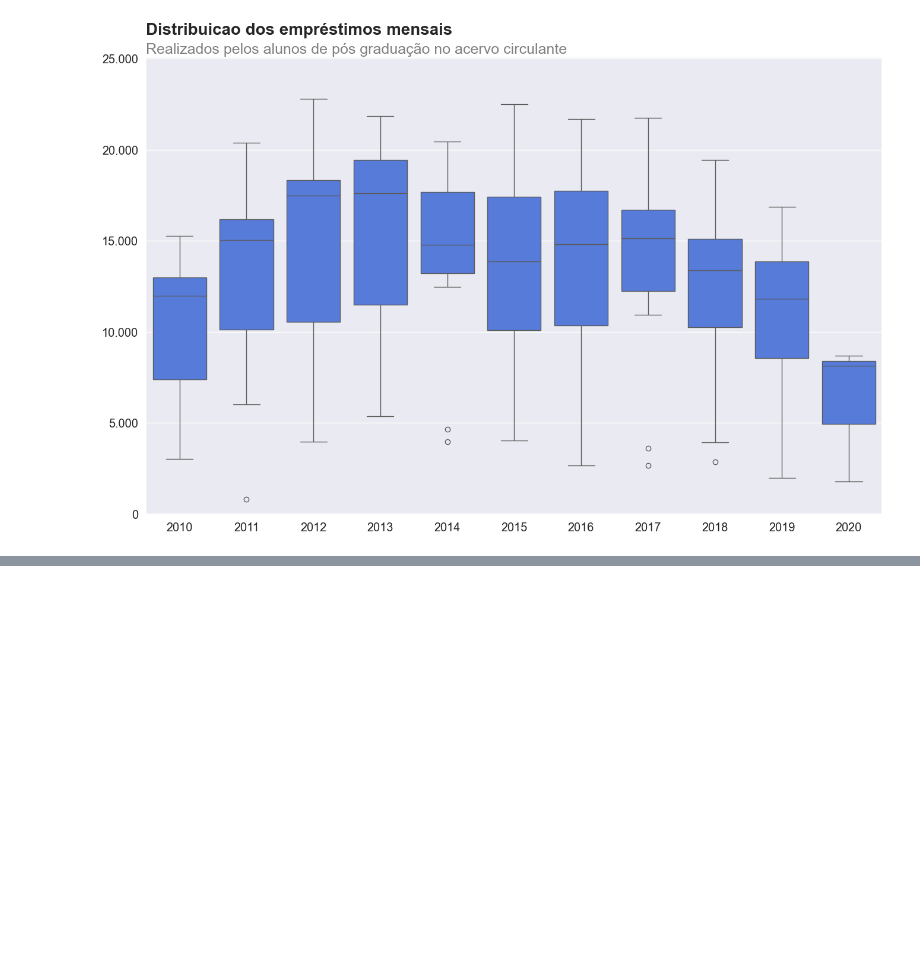
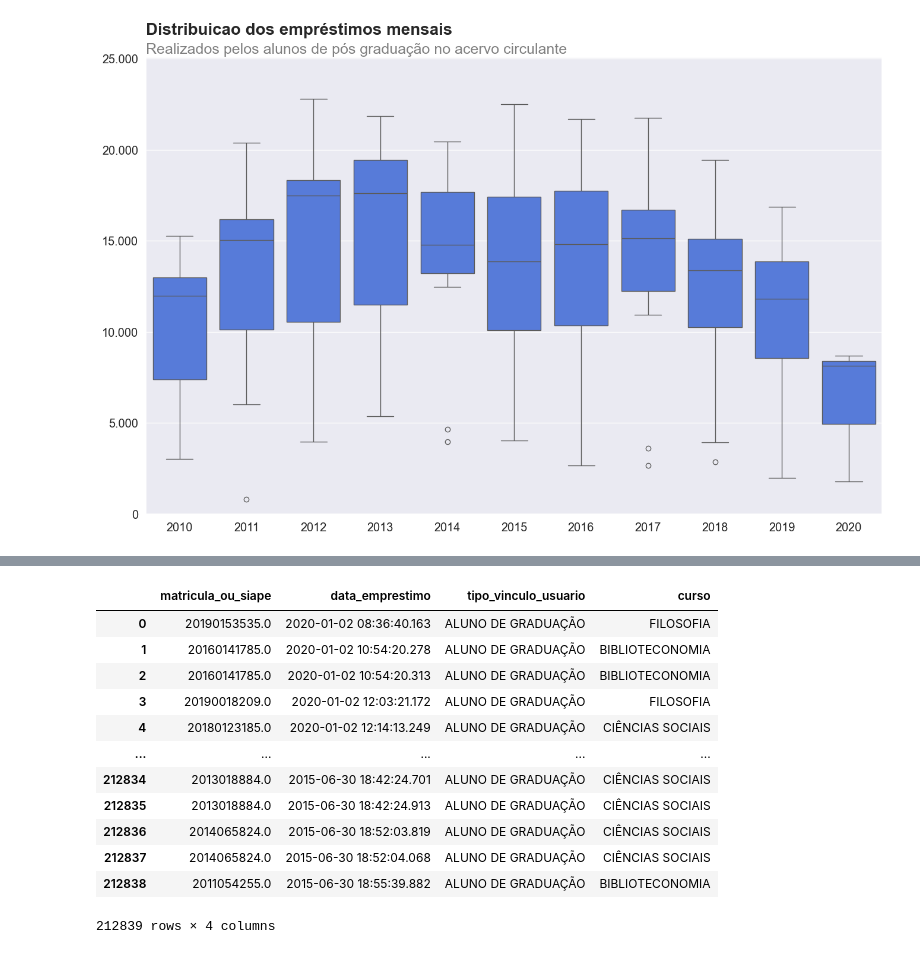
Before and after one commit to PietroDelCorona/Python_Pandas_Alura, a Jupyter notebook: codigos.ipynb, the cells around one changed output, grey strips where cells are left out. Drawn from its saved outputs; the diff is of its cells as text; code cells hidden in the pictures; blank space fills up the shorter version.

```diff
--- a/codigos.ipynb
+++ b/codigos.ipynb
@@ -915,0 +1096,7 @@ gera_box_plot(alunos_graduacao_acervo_circulante, 'ano', 'quantidade', 'Distribu
+# %%
+matricula_data_emprestimo = emprestimos_completos.query("tipo_vinculo_usuario == 'ALUNO DE GRADUAÇÃO'")
+matricula_data_emprestimo = matricula_data_emprestimo.loc[:,['matricula_ou_siape','data_emprestimo']]
+matricula_data_emprestimo = matricula_data_emprestimo.query('data_emprestimo > 2015')
+matricula_data_emprestimo = matricula_data_emprestimo.reset_index(drop=True)
+
+matricula_data_emprestimo
@@ -915,0 +1125,2 @@ gera_box_plot(alunos_graduacao_acervo_circulante, 'ano', 'quantidade', 'Distribu
+# %%
+matricula_data_emprestimo = matricula_data_emprestimo.dropna()
@@ -915,0 +1157,18 @@ gera_box_plot(alunos_graduacao_acervo_circulante, 'ano', 'quantidade', 'Distribu
+# %%
+cadastro_usuarios_cursos_selecionados = matricula_data_emprestimo.merge(cadastro_usuarios_cursos_selecionados)
+
+cadastro_usuarios_cursos_selecionados
+# %% [output]
+|  | matricula_ou_siape | data_emprestimo | tipo_vinculo_usuario | curso |
+| 0 | 20190153535.0 | 2020-01-02 08:36:40.163 | ALUNO DE GRADUAÇÃO | FILOSOFIA |
+| 1 | 20160141785.0 | 2020-01-02 10:54:20.278 | ALUNO DE GRADUAÇÃO | BIBLIOTECONOMIA |
+| 2 | 20160141785.0 | 2020-01-02 10:54:20.313 | ALUNO DE GRADUAÇÃO | BIBLIOTECONOMIA |
+| 3 | 20190018209.0 | 2020-01-02 12:03:21.172 | ALUNO DE GRADUAÇÃO | FILOSOFIA |
+| 4 | 20180123185.0 | 2020-01-02 12:14:13.249 | ALUNO DE GRADUAÇÃO | CIÊNCIAS SOCIAIS |
+| ... | ... | ... | ... | ... |
+| 212834 | 2013018884.0 | 2015-06-30 18:42:24.701 | ALUNO DE GRADUAÇÃO | CIÊNCIAS SOCIAIS |
+| 212835 | 2013018884.0 | 2015-06-30 18:42:24.913 | ALUNO DE GRADUAÇÃO | CIÊNCIAS SOCIAIS |
+| 212836 | 2014065824.0 | 2015-06-30 18:52:03.819 | ALUNO DE GRADUAÇÃO | CIÊNCIAS SOCIAIS |
+| 212837 | 2014065824.0 | 2015-06-30 18:52:04.068 | ALUNO DE GRADUAÇÃO | CIÊNCIAS SOCIAIS |
+| 212838 | 2011054255.0 | 2015-06-30 18:55:39.882 | ALUNO DE GRADUAÇÃO | BIBLIOTECONOMIA |
+212839 rows × 4 columns
```
Also changed, not shown: parts of 32 cells of this notebook, 1 other file.
